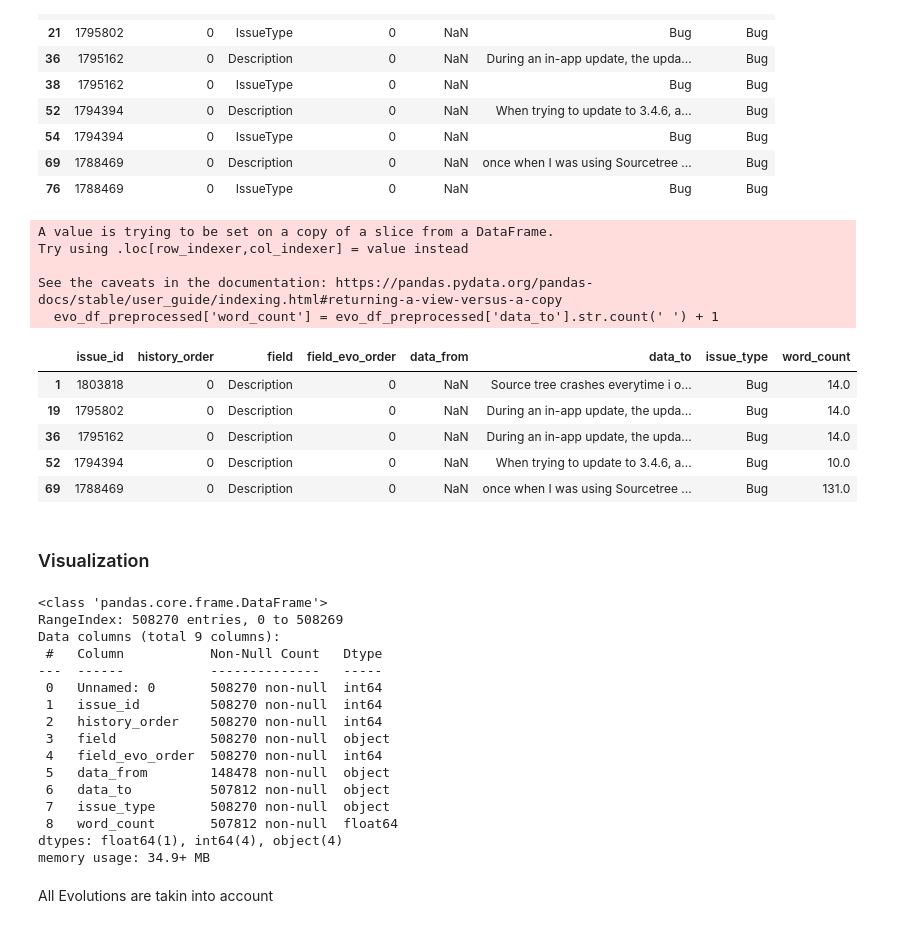
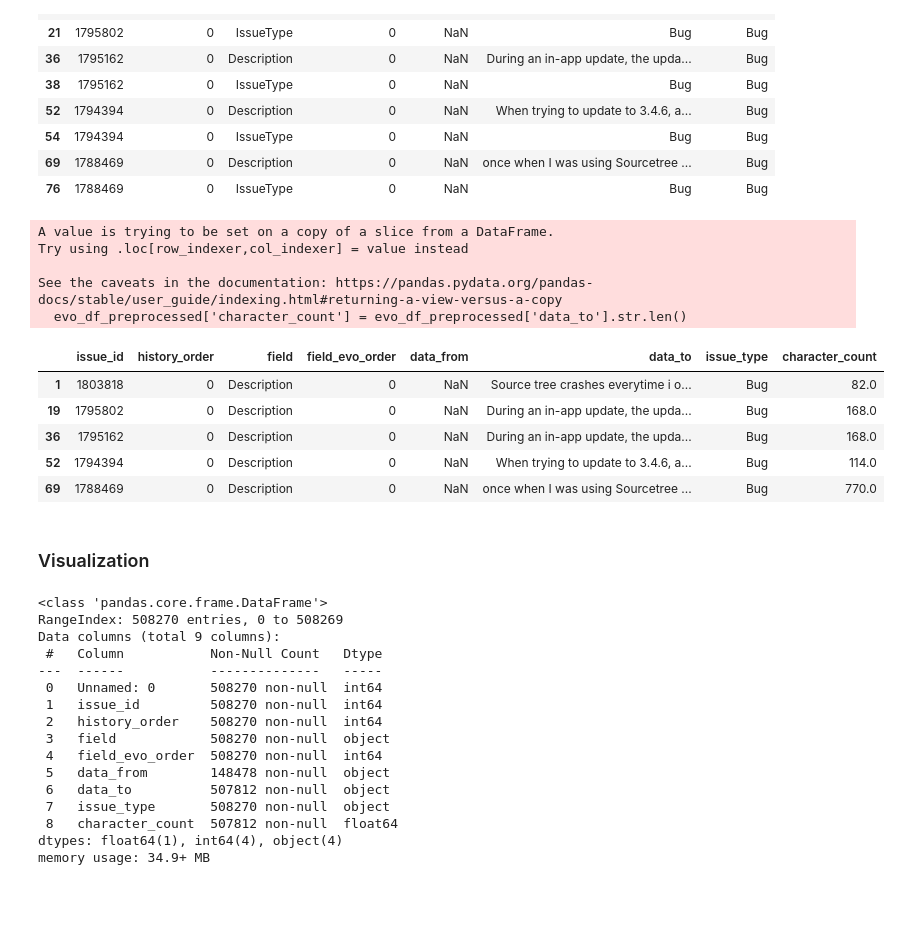
Before and after one commit to Piet777/master-thesis, a Jupyter notebook: descriptionLength.ipynb, the cells around one changed output. Drawn from its saved outputs; the diff is of its cells as text; code cells hidden in the pictures; blank space fills up the shorter version.

```diff
--- a/descriptionLength.ipynb
+++ b/descriptionLength.ipynb
@@ -177,19 +177,21 @@ evo_df_reduced.head(10)
 # %%
 evo_df_preprocessed = evo_df_reduced[evo_df_reduced["field"] == "Description"]
 # %%
-evo_df_preprocessed['word_count'] = evo_df_preprocessed['data_to'].str.count(' ') + 1
+evo_df_preprocessed['character_count'] = evo_df_preprocessed['data_to'].str.len()
+
+# evo_df_preprocessed['word_count'] = evo_df_preprocessed['data_to'].str.count(' ') + 1
 evo_df_preprocessed.sort_values('issue_id')
 evo_df_preprocessed.head(5)
 # %% [output]
 A value is trying to be set on a copy of a slice from a DataFrame.
 Try using .loc[row_indexer,col_indexer] = value instead
 
 See the caveats in the documentation: https://pandas.pydata.org/pandas-docs/stable/user_guide/indexing.html#returning-a-view-versus-a-copy
-  evo_df_preprocessed['word_count'] = evo_df_preprocessed['data_to'].str.count(' ') + 1
+  evo_df_preprocessed['character_count'] = evo_df_preprocessed['data_to'].str.len()
-|  | issue_id | history_order | field | field_evo_order | data_from | data_to | issue_type | word_count |
-| 1 | 1803818 | 0 | Description | 0 | NaN | Source tree crashes everytime i o... | Bug | 14.0 |
-| 19 | 1795802 | 0 | Description | 0 | NaN | During an in-app update, the upda... | Bug | 14.0 |
-| 36 | 1795162 | 0 | Description | 0 | NaN | During an in-app update, the upda... | Bug | 14.0 |
-| 52 | 1794394 | 0 | Description | 0 | NaN | When trying to update to 3.4.6, a... | Bug | 10.0 |
-| 69 | 1788469 | 0 | Description | 0 | NaN | once when I was using Sourcetree ... | Bug | 131.0 |
+|  | issue_id | history_order | field | field_evo_order | data_from | data_to | issue_type | character_count |
+| 1 | 1803818 | 0 | Description | 0 | NaN | Source tree crashes everytime i o... | Bug | 82.0 |
+| 19 | 1795802 | 0 | Description | 0 | NaN | During an in-app update, the upda... | Bug | 168.0 |
+| 36 | 1795162 | 0 | Description | 0 | NaN | During an in-app update, the upda... | Bug | 168.0 |
+| 52 | 1794394 | 0 | Description | 0 | NaN | When trying to update to 3.4.6, a... | Bug | 114.0 |
+| 69 | 1788469 | 0 | Description | 0 | NaN | once when I was using Sourcetree ... | Bug | 770.0 |
 # %%
@@ -197,7 +199,7 @@ evo_df_preprocessed.to_csv("data/csv/description_by_issuetype_df.csv")
 # %% [markdown]
 ### Visualization
 # %%
-df = pd.read_csv('./data/csv/description_by_issuetype_df.csv')
+df = pd.read_csv('./data/csv/description_charCount_by_issuetype_df.csv')
 df.info()
 # %% [output]
 <class 'pandas.core.frame.DataFrame'>
@@ -213,8 +215,6 @@ Data columns (total 9 columns):
  5   data_from        148478 non-null  object
  6   data_to          507812 non-null  object
  7   issue_type       508270 non-null  object
- 8   word_count       507812 non-null  float64
+ 8   character_count  507812 non-null  float64
 dtypes: float64(1), int64(4), object(4)
 memory usage: 34.9+ MB
-# %% [markdown]
-All Evolutions are takin into account
```
Also changed, not shown: parts of 7 cells of this notebook, 16 other files.
